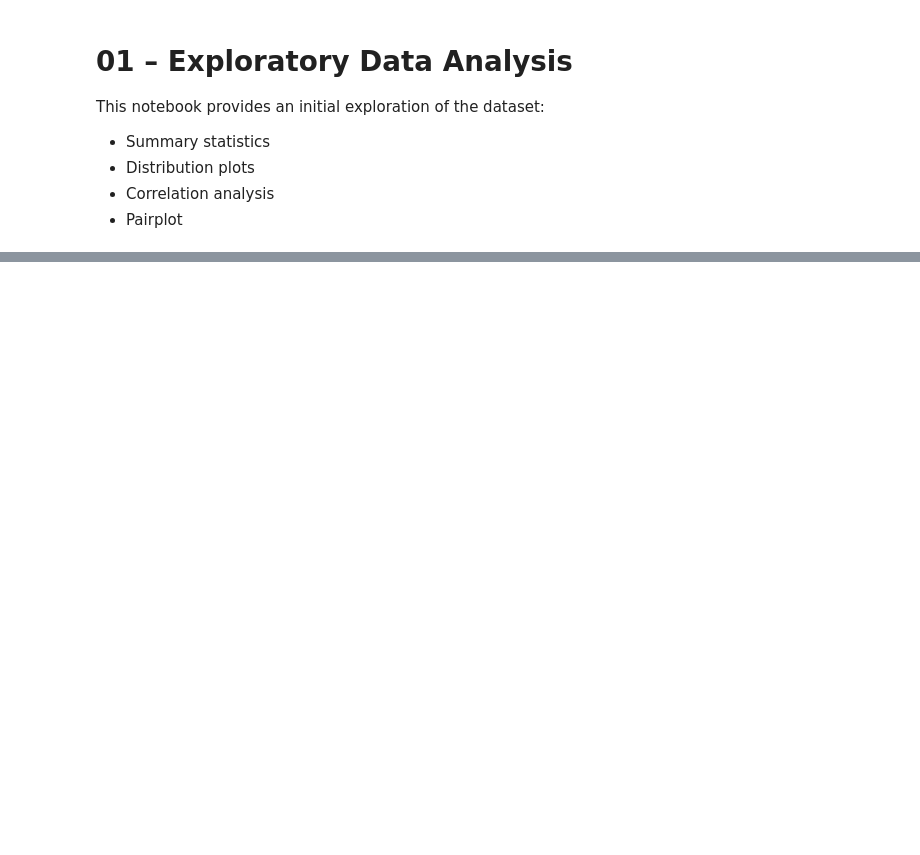
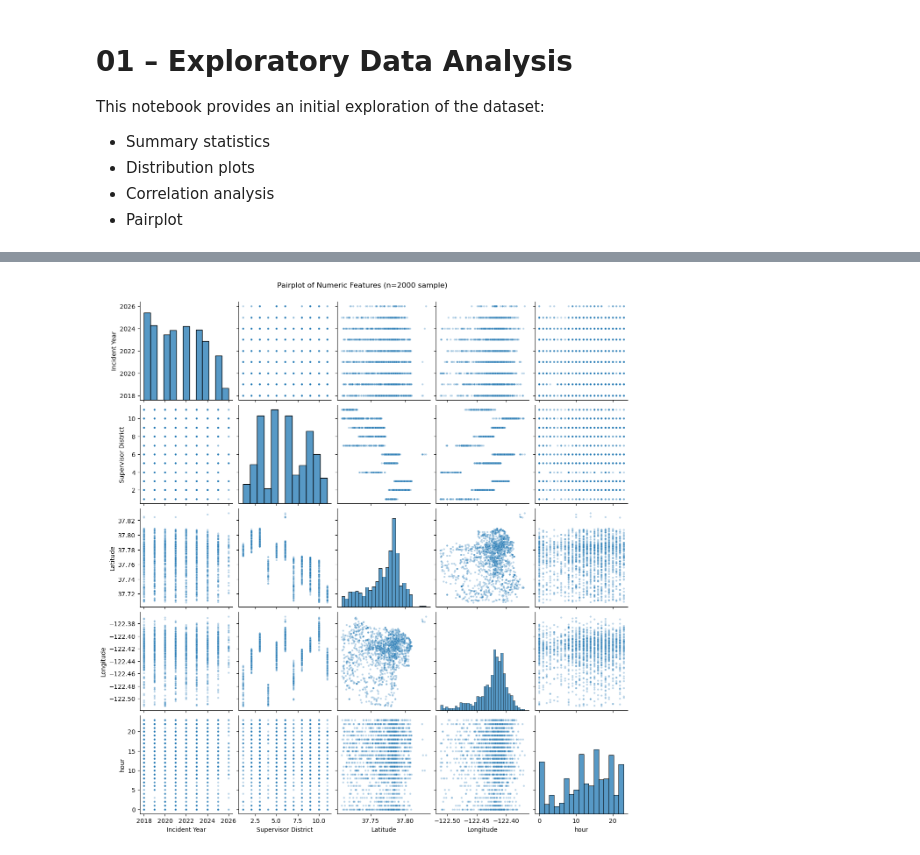
Before and after one commit to bodvarsdottirkristin/model-based, a Jupyter notebook: notebooks/01_eda.ipynb, the cells around one changed output, grey strips where cells are left out. Saved outputs shown, nothing was run; the diff lists cells and outputs as text; code cells hidden in the pictures; blank space fills up the shorter version.

```diff
--- a/notebooks/01_eda.ipynb
+++ b/notebooks/01_eda.ipynb
@@ -47,0 +79,10 @@ plt.show()
+# %%
+# Pairplot of numeric features (sampled for performance)
+numeric_cols = ['Incident Year', 'Supervisor District', 'Latitude', 'Longitude', 'hour']
+sample = df[numeric_cols].dropna().sample(2000, random_state=42)
+
+fig = sns.pairplot(sample, plot_kws={'alpha': 0.3, 's': 10})
+fig.fig.suptitle('Pairplot of Numeric Features (n=2000 sample)', y=1.02)
+plt.show()
+# %% [output]
+[figure, added]
```
Also changed, not shown: parts of 11 cells of this notebook, 1 other file.
